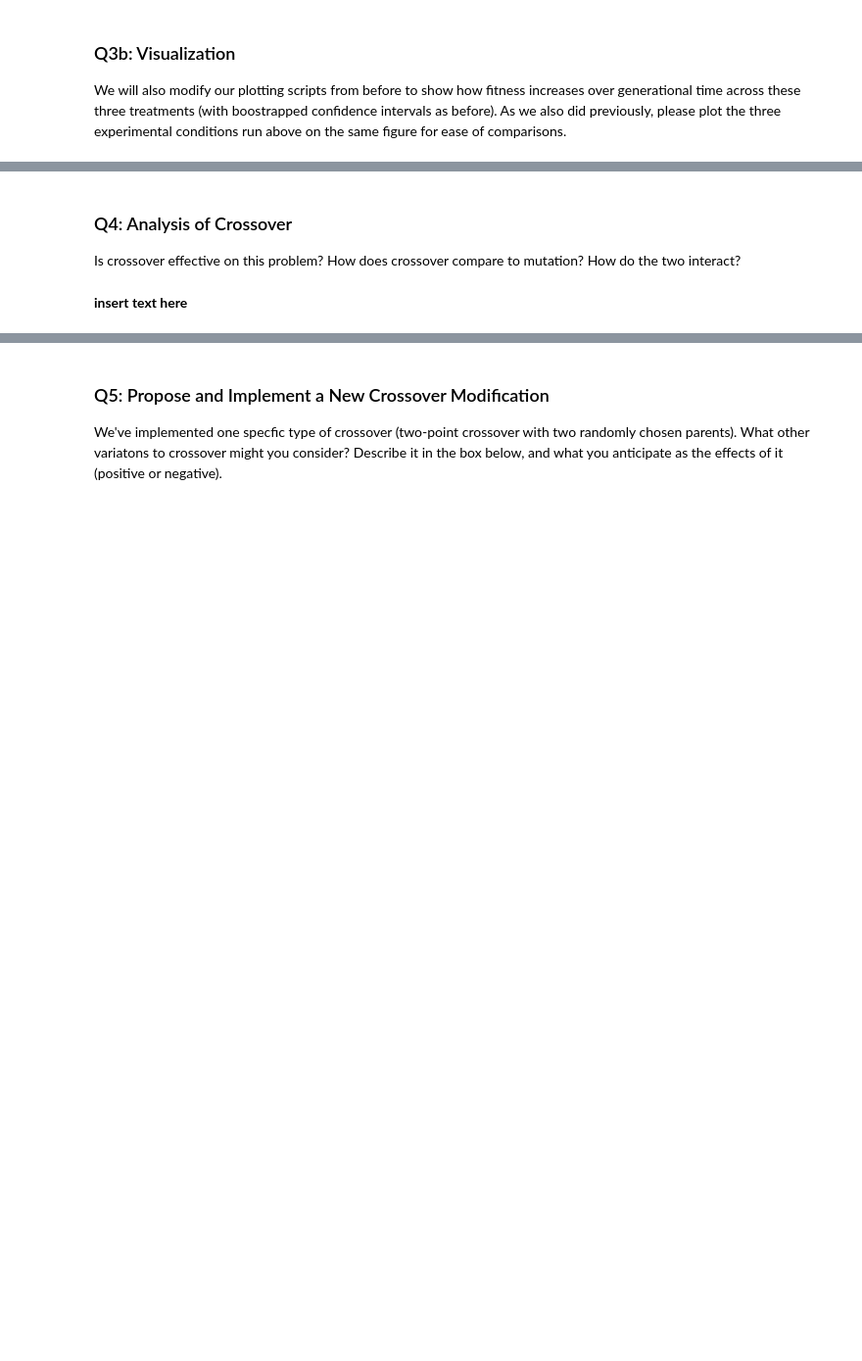
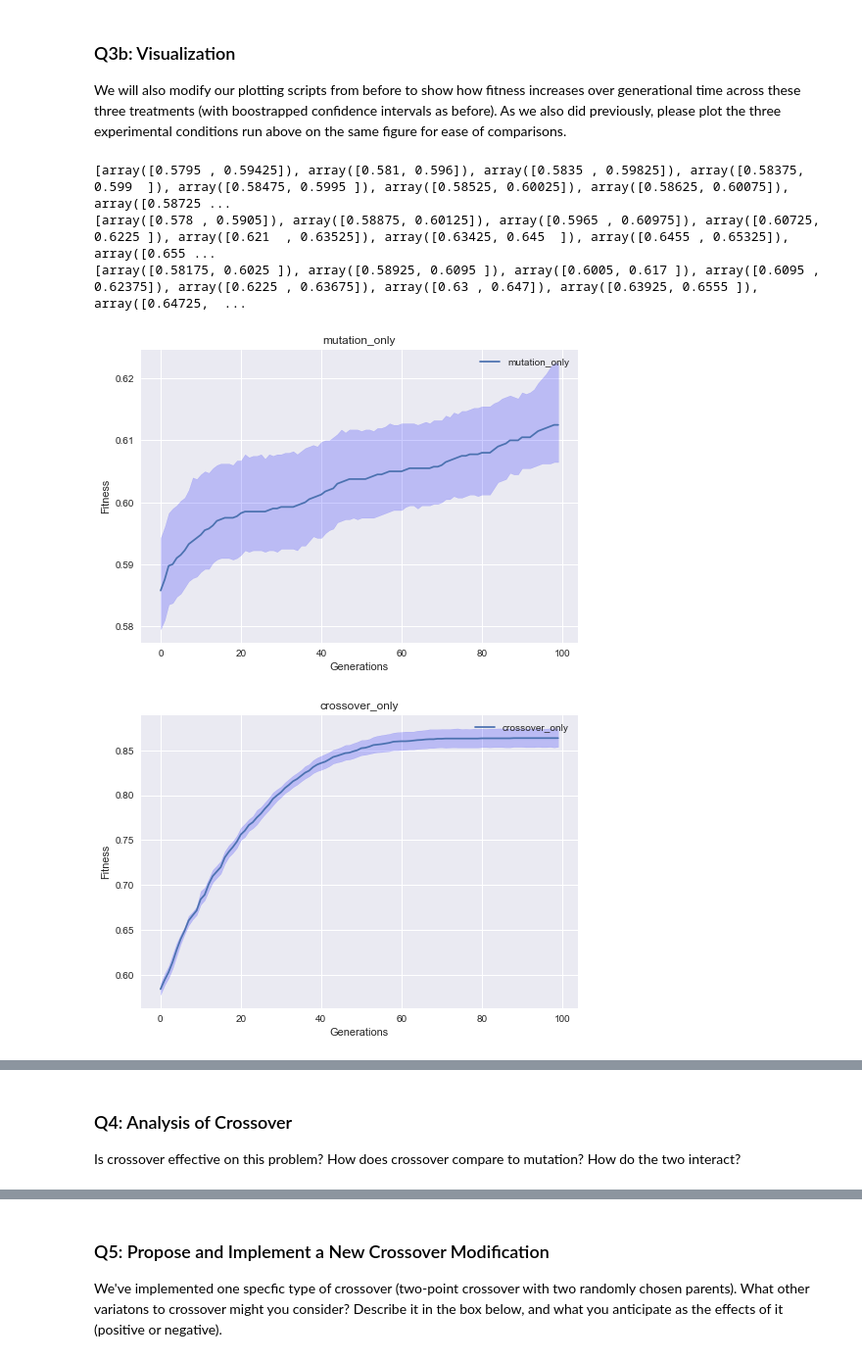
Before and after one commit to jdonovanCS/CS-352-Evolutionary-Computation, a Jupyter notebook: assignment_4/Assignment_4_Populations_jdonova6.ipynb, the cells around one changed output, grey strips where cells are left out. Shown at 98% size. Drawn from its saved outputs; the diff is of its cells as text; code cells hidden in the pictures; blank space fills up the shorter version.

```diff
--- a/assignment_4/Assignment_4_Populations_jdonova6.ipynb
+++ b/assignment_4/Assignment_4_Populations_jdonova6.ipynb
@@ -113,18 +202,55 @@ experiment_results = {}
 # %% [markdown]
 ### Q3b: Visualization
 We will also modify our plotting scripts from before to show how fitness increases over generational time across these three treatments (with boostrapped confidence intervals as before).  As we also did previously, please plot the three experimental conditions run above on the same figure for ease of comparisons.
-# %%
-def plot_mean_and_bootstrapped_ci_over_time(input_data = None, name = "change me", x_label = "change me", y_label="change me", y_limit = None):
-    """
-
-    parameters:
-    input_data: (numpy array of shape (max_k, num_repitions)) solution metric to plot
-    name: (string) name for legend
-    x_label: (string) x axis label
-    y_label: (string) y axis label
-
-    returns:
-    None
-    """
-
-    ...
+# %%
+def plot_mean_and_bootstrapped_ci_over_time(input_data = None, name = "change me", x_label = "change me", y_label="change me", y_limit = None):
+    """
+
+    parameters:
+    input_data: (numpy array of shape (generations, num_repitions)) solution metric to plot
+    name: (string) name for legend
+    x_label: (string) x axis label
+    y_label: (string) y axis label
+
+    returns:
+    None
+    """
+
+    generations = input_data.shape[0]
+
+    CIs = []
+    mean_values = []
+    for i in range(generations):
+        mean_values.append(np.mean(input_data[i]))
+        CIs.append(bootstrap.ci(input_data[i], statfunction=np.mean))
+    mean_values=np.array(mean_values)
+
+    print(CIs)
+    high = []
+    low = []
+    for i in range(len(CIs)):
+        low.append(CIs[i][0])
+        high.append(CIs[i][1])
+
+    low = np.array(low)
+    high = np.array(high)
+    fig, ax = plt.subplots()
+    y = range(0, generations)
+    ax.plot(y, mean_values, label=name)
+    ax.fill_between(y, high, low, color='b', alpha=.2)
+    ax.set_xlabel(x_label)
+    ax.set_ylabel(y_label)
+    ax.legend()
+    if (name) and len(name)>0:
+        ax.set_title(name)
+
+
+plot_mean_and_bootstrapped_ci_over_time(input_data=np.transpose(np.array(experiment_results['mutation_only'])), name='mutation_only', y_label="Fitness", x_label='Generations')
+plot_mean_and_bootstrapped_ci_over_time(input_data=np.transpose(np.array(experiment_results['crossover_only'])), name='crossover_only', y_label="Fitness", x_label='Generations')
+plot_mean_and_bootstrapped_ci_over_time(input_data=np.transpose(np.array(experiment_results['crossover_and_mutation'])), name='crossover_and_mutation', y_label="Fitness", x_label='Generations')
+# %% [output]
+[array([0.5795 , 0.59425]), array([0.581, 0.596]), array([0.5835 , 0.59825]), array([0.58375, 0.599  ]), array([0.58475, 0.5995 ]), array([0.58525, 0.60025]), array([0.58625, 0.60075]), array([0.58725 ...
+[array([0.578 , 0.5905]), array([0.58875, 0.60125]), array([0.5965 , 0.60975]), array([0.60725, 0.6225 ]), array([0.621  , 0.63525]), array([0.63425, 0.645  ]), array([0.6455 , 0.65325]), array([0.655 ...
+[array([0.58175, 0.6025 ]), array([0.58925, 0.6095 ]), array([0.6005, 0.617 ]), array([0.6095 , 0.62375]), array([0.6225 , 0.63675]), array([0.63 , 0.647]), array([0.63925, 0.6555 ]), array([0.64725,  ...
+[figure, added]
+[figure, added]
@@ -131,5 +258,3 @@ def plot_mean_and_bootstrapped_ci_over_time(input_data = None, name = "change me
 # %% [markdown]
 ### Q4: Analysis of Crossover
 Is crossover effective on this problem? How does crossover compare to mutation?  How do the two interact?
-# %% [markdown]
-**insert text here**
```
Also changed, not shown: parts of 26 cells of this notebook.
